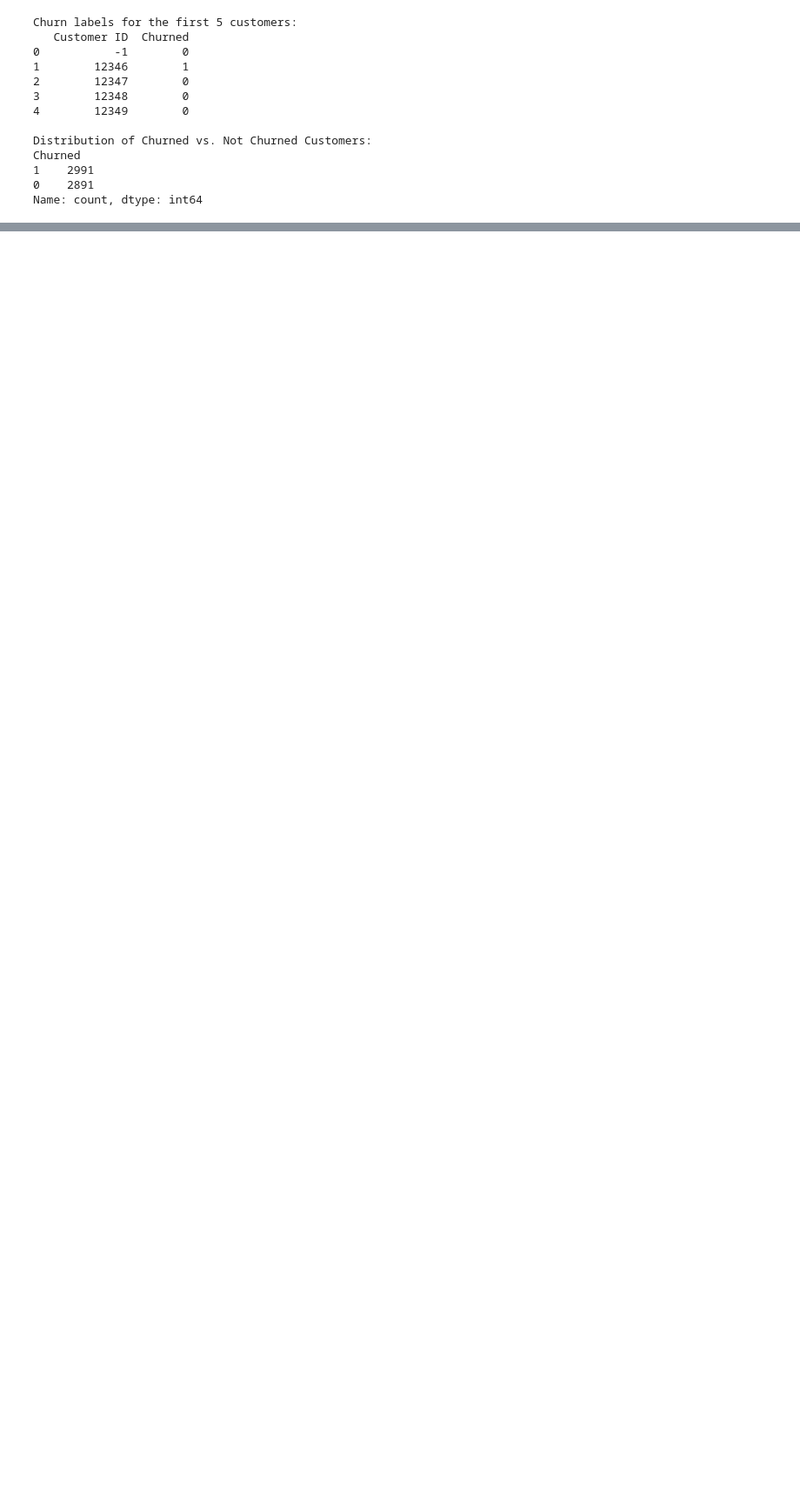
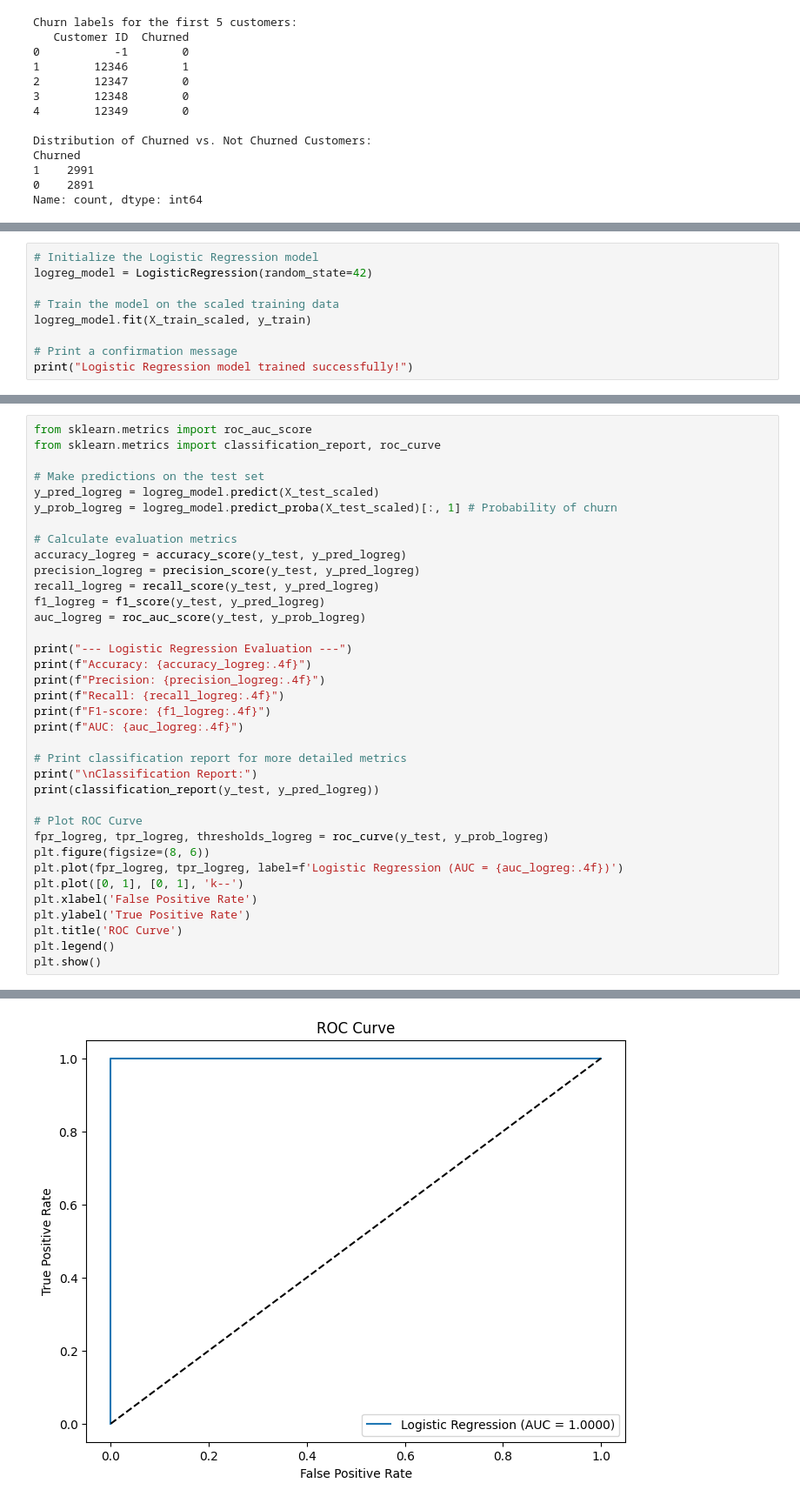
Before and after one commit to chirongaA/dataanalytics, a Jupyter notebook: mining.ipynb, the cells around one changed output, grey strips where cells are left out. Shown: that part at 87% size. Drawn from its saved outputs; the diff is of its cells as text; blank space fills up the shorter version.

Commit message:
includes the final version of the predictive analysis mining operations

```diff
--- a/mining.ipynb
+++ b/mining.ipynb
@@ -804,0 +903,9 @@ The distribution of the two classes has values that are really close and this is
+# %%
+# Initialize the Logistic Regression model
+logreg_model = LogisticRegression(random_state=42)
+
+# Train the model on the scaled training data
+logreg_model.fit(X_train_scaled, y_train)
+
+# Print a confirmation message
+print("Logistic Regression model trained successfully!")
@@ -804,0 +921,37 @@ The distribution of the two classes has values that are really close and this is
+# %%
+from sklearn.metrics import roc_auc_score
+from sklearn.metrics import classification_report, roc_curve
+
+# Make predictions on the test set
+y_pred_logreg = logreg_model.predict(X_test_scaled)
+y_prob_logreg = logreg_model.predict_proba(X_test_scaled)[:, 1] # Probability of churn
+
+# Calculate evaluation metrics
+accuracy_logreg = accuracy_score(y_test, y_pred_logreg)
+precision_logreg = precision_score(y_test, y_pred_logreg)
+recall_logreg = recall_score(y_test, y_pred_logreg)
+f1_logreg = f1_score(y_test, y_pred_logreg)
+auc_logreg = roc_auc_score(y_test, y_prob_logreg)
+
+print("--- Logistic Regression Evaluation ---")
+print(f"Accuracy: {accuracy_logreg:.4f}")
+print(f"Precision: {precision_logreg:.4f}")
+print(f"Recall: {recall_logreg:.4f}")
+print(f"F1-score: {f1_logreg:.4f}")
+print(f"AUC: {auc_logreg:.4f}")
+
+# Print classification report for more detailed metrics
+print("\nClassification Report:")
+print(classification_report(y_test, y_pred_logreg))
+
+# Plot ROC Curve
+fpr_logreg, tpr_logreg, thresholds_logreg = roc_curve(y_test, y_prob_logreg)
+plt.figure(figsize=(8, 6))
+plt.plot(fpr_logreg, tpr_logreg, label=f'Logistic Regression (AUC = {auc_logreg:.4f})')
+plt.plot([0, 1], [0, 1], 'k--')
+plt.xlabel('False Positive Rate')
+plt.ylabel('True Positive Rate')
+plt.title('ROC Curve')
+plt.legend()
+plt.show()
+# %% [output]
@@ -804,0 +974 @@ The distribution of the two classes has values that are really close and this is
+[figure, added]
```
Also changed, not shown: parts of 24 cells of this notebook.
